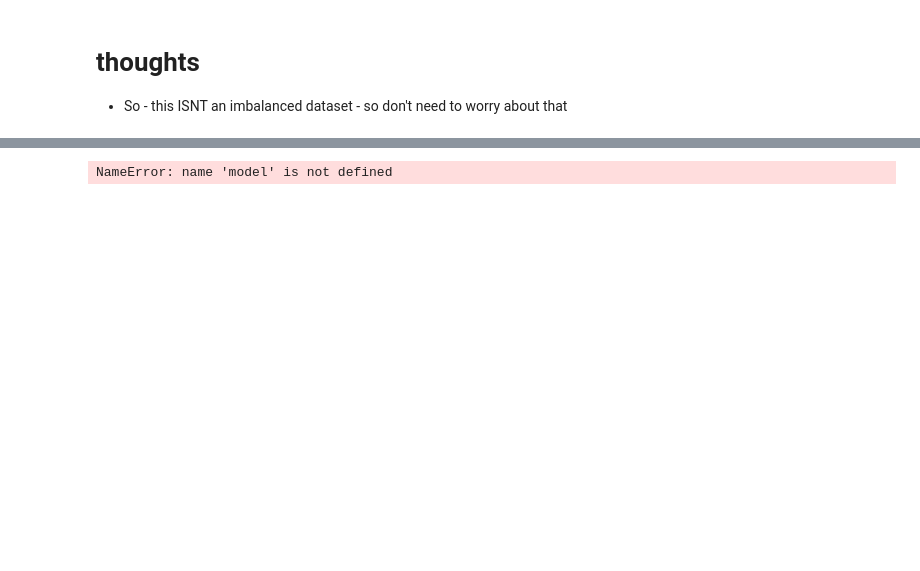
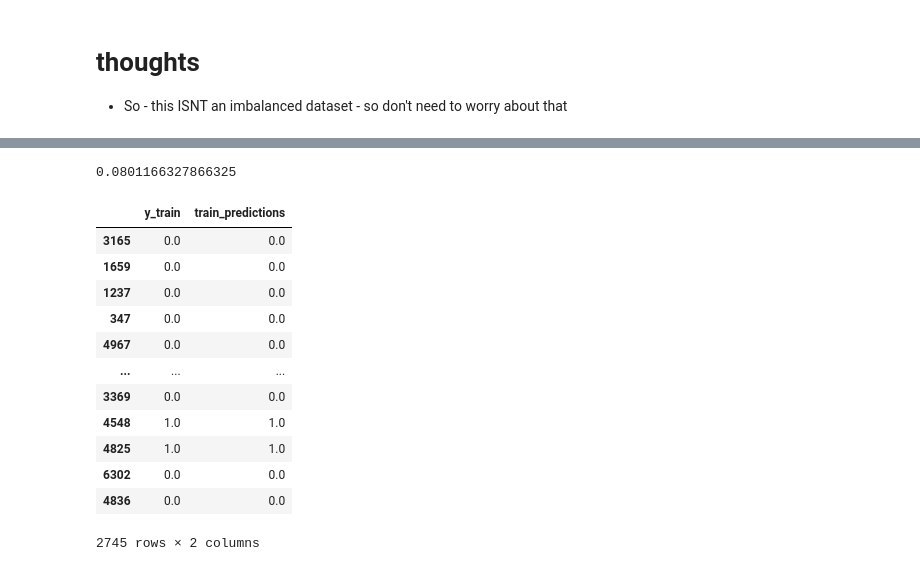
Before and after one commit to SamHollings/readmission, a Jupyter notebook: analysis.ipynb, the cells around one changed output, grey strips where cells are left out. Cells and saved outputs as stored; diff of their text form; code cells hidden in the pictures; blank space fills up the shorter version.

```diff
--- a/analysis.ipynb
+++ b/analysis.ipynb
@@ -56,14 +74,21 @@ Index(['time_in_hospital', 'num_lab_procedures', 'num_procedures',
        'charlson_comorb_index', 'discharged_home'],
       dtype='object')
 # %%
-features = ['race', 'gender', 'age', 'weights', 'admission_type_id', 'discharged_home',
+features = ['race', 'gender', 'age', 'weight', 'admission_type_id', 'discharged_home',
             'admission_source_id', 'time_in_hospital', 'num_lab_procedures', 'num_procedures',
             'num_medications','number_outpatient', 'number_emergency', 'number_inpatient',
             'number_diagnoses', 'max_glu_serum', 'A1Cresult', 'metformin', 'repaglinide',
             'nateglinide', 'chlorpropamide', 'glimepiride', 'acetohexamide', 'glipizide',
             'glyburide', 'tolbutamide', 'pioglitazone', 'rosiglitazone', 'acarbose',
-            'miglitol', 'troglitazone', 'tolazamide', 'insulin', 'glyburide-metformin',
-            'glipizide-metformin', 'glimepiride-pioglitazone', 'metformin-rosiglitazone',
-            'metformin-pioglitazone', 'change', 'diabetesMed', 'charlson_comorb_index']
+            'miglitol', 'troglitazone', 'tolazamide', 'insulin', 'glyburide.metformin',
+            'glipizide.metformin', 'glimepiride.pioglitazone', 'metformin.rosiglitazone',
+            'metformin.pioglitazone', 'change', 'diabetesMed', 'charlson_comorb_index']
 
-df
+target = df['readmitted']*1
+
+numeric_features = df[features].select_dtypes(include='number').columns
+categorical_features = list(set(df[features].columns) - set(numeric_features))
+
+categorical_onehot = pd.get_dummies(df[categorical_features], drop_first=True)
+
+df_onehot = pd.concat([df[numeric_features], categorical_onehot*1], axis=1)
@@ -155,34 +166,41 @@ from sklearn.model_selection import train_test_split
 
 
 # one-hot encode the categorical variables
-df_onehot = pd.get_dummies(df.drop('readmitted',axis=1), drop_first=True)
+#f_onehot = pd.get_dummies(df.drop('readmitted',axis=1), drop_first=True)
 
 # split the data into training and test sets
 X_train, X_test, y_train, y_test = train_test_split(df_onehot,
-                                                    df['readmitted'], test_size=0.30,
+                                                    target, test_size=0.30,
                                                     random_state=101, stratify=df['readmitted'])
 
 # create a decision tree classifier instance
-model = LogisticRegression(penalty='l2', max_iter=300)#GradientBoostingClassifier(n_estimators=100, max_depth=4)
+model = LogisticRegression(penalty=None, max_iter=300)#GradientBoostingClassifier(n_estimators=100, max_depth=4)
 
 # fit the decision tree classifier
 model.fit(X_train,y_train)
 
-train_predictions = model.predict(X_train)
+train_predictions_proba = model.predict_proba(X_train)[:,1]
 
 # use the classifier to predict
-predictions = model.predict(X_test)
+predictions_proba = model.predict_proba(X_test)[:,1] # select only positive class
+
+optimun_threshold = 0.5
+predictions  = (predictions_proba > optimun_threshold)*1
+train_predictions  = (train_predictions_proba > optimun_threshold)*1
+
 
 # import the metrics class
 from sklearn import metrics
 from sklearn.metrics import r2_score
 
 
-tpr, fpr, thresholds = metrics.roc_curve(y_train,train_predictions)
+tpr, fpr, thresholds = metrics.roc_curve(y_train,train_predictions_proba)
 roc_auc = auc(tpr, fpr)
 
 r2_score_value = r2_score(y_test, predictions)
 print("R2 Score:", r2_score_value)
+r2_score_value = r2_score(y_train, train_predictions)
+print("Train R2 Score:", r2_score_value)
 
 
 # show the confusion matrix
@@ -196,3 +245,25 @@ print(metrics.classification_report(y_test,predictions))
+# %%
+thresholds[fpr.argmax()]
+# %% [output]
+0.0801166327866325
+# %%
+df_train_outputs = pd.concat([pd.Series(y_train, name='y_train'),pd.Series(train_predictions, name="train_predictions")],axis=1)
+
+df_train_outputs.query("y_train == train_predictions")
+# %% [output]
+|  | y_train | train_predictions |
+| 3165 | 0.0 | 0.0 |
+| 1659 | 0.0 | 0.0 |
+| 1237 | 0.0 | 0.0 |
+| 347 | 0.0 | 0.0 |
+| 4967 | 0.0 | 0.0 |
+| ... | ... | ... |
+| 3369 | 0.0 | 0.0 |
+| 4548 | 1.0 | 1.0 |
+| 4825 | 1.0 | 1.0 |
+| 6302 | 0.0 | 0.0 |
+| 4836 | 0.0 | 0.0 |
+2745 rows × 2 columns
 # %%
 from sklearn.model_selection import GridSearchCV
 
@@ -214,5 +285,3 @@ best_score = grid_search.best_score_
 
 print("Best Parameters:", best_params)
 print("Best Score:", best_score)
-# %% [output]
-NameError: name 'model' is not defined
```
Also changed, not shown: parts of 12 cells of this notebook.
